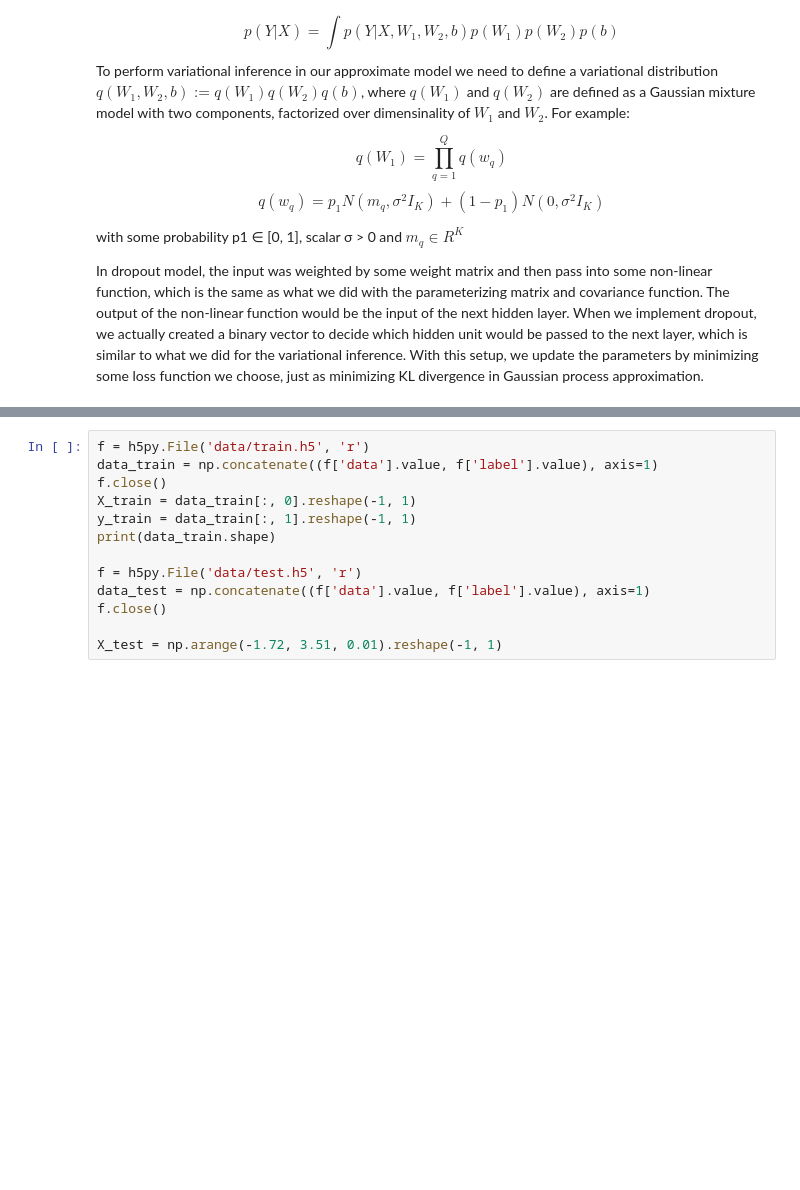
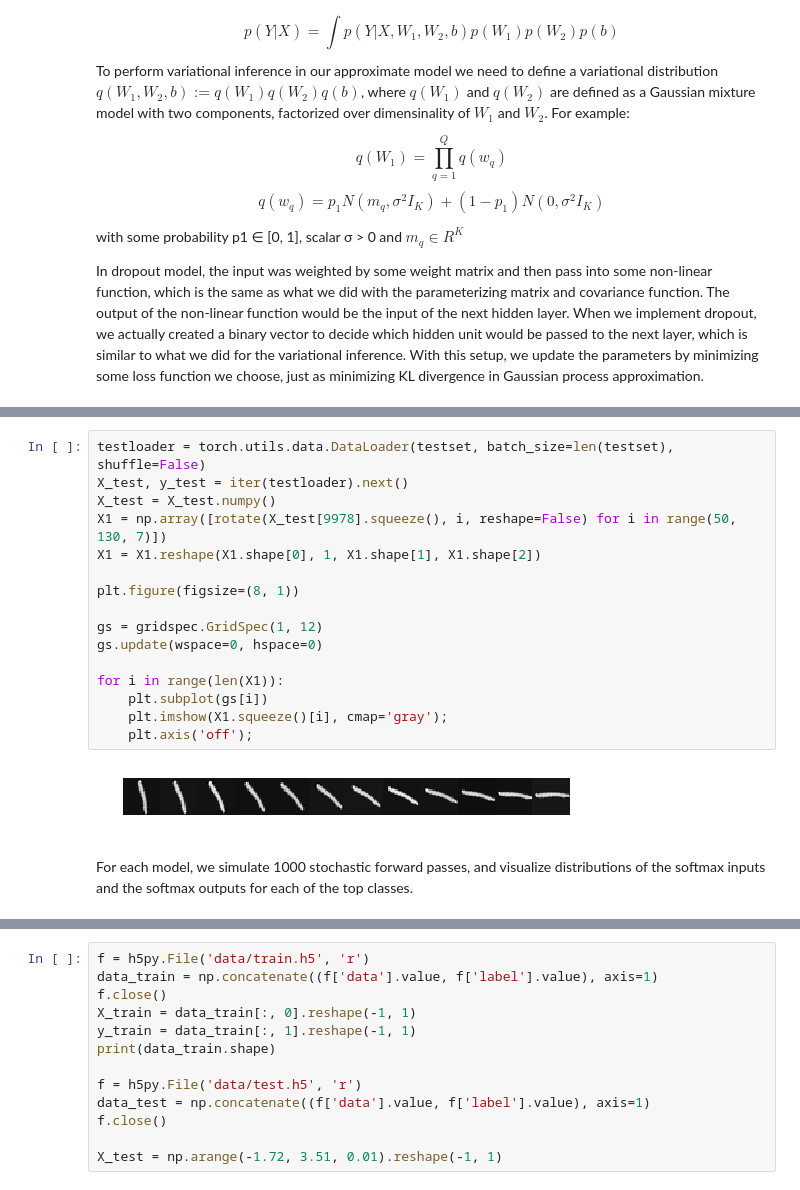
Before and after one commit to xuwd11/Dropout_Tutorial_in_PyTorch, a Jupyter notebook: index_raw.ipynb, the cells around one changed output, grey strips where cells are left out. Drawn from its saved outputs; the diff is of its cells as text; blank space fills up the shorter version.

```diff
--- a/index_raw.ipynb
+++ b/index_raw.ipynb
@@ -288,0 +436,20 @@ In dropout model, the input was weighted by some weight matrix and then pass int
+# %%
+testloader = torch.utils.data.DataLoader(testset, batch_size=len(testset), shuffle=False)
+X_test, y_test = iter(testloader).next()
+X_test = X_test.numpy()
+X1 = np.array([rotate(X_test[9978].squeeze(), i, reshape=False) for i in range(50, 130, 7)])
+X1 = X1.reshape(X1.shape[0], 1, X1.shape[1], X1.shape[2])
+
+plt.figure(figsize=(8, 1))
+
+gs = gridspec.GridSpec(1, 12)
+gs.update(wspace=0, hspace=0)
+
+for i in range(len(X1)):
+    plt.subplot(gs[i])
+    plt.imshow(X1.squeeze()[i], cmap='gray');
+    plt.axis('off');
+# %% [output]
+[figure, added]
+# %% [markdown]
+For each model, we simulate 1000 stochastic forward passes, and visualize distributions of the softmax inputs and the softmax outputs for each of the top classes.
```
Also changed, not shown: parts of 50 cells of this notebook, 2 other files.
